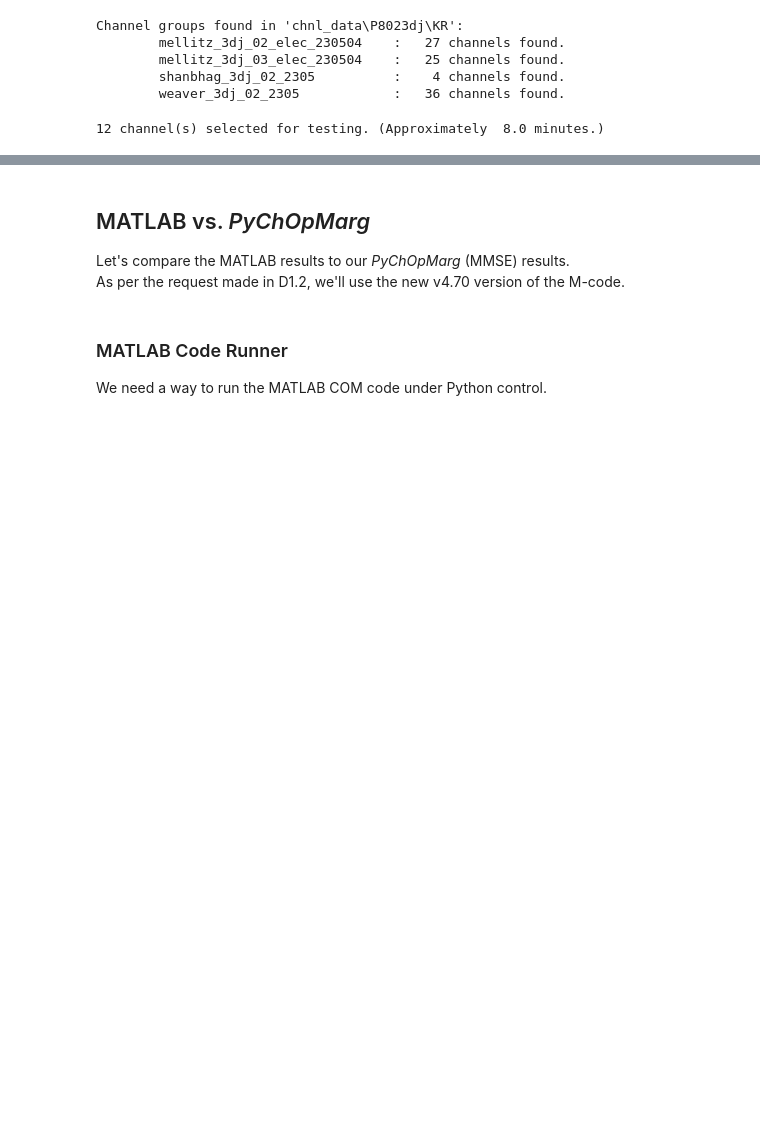
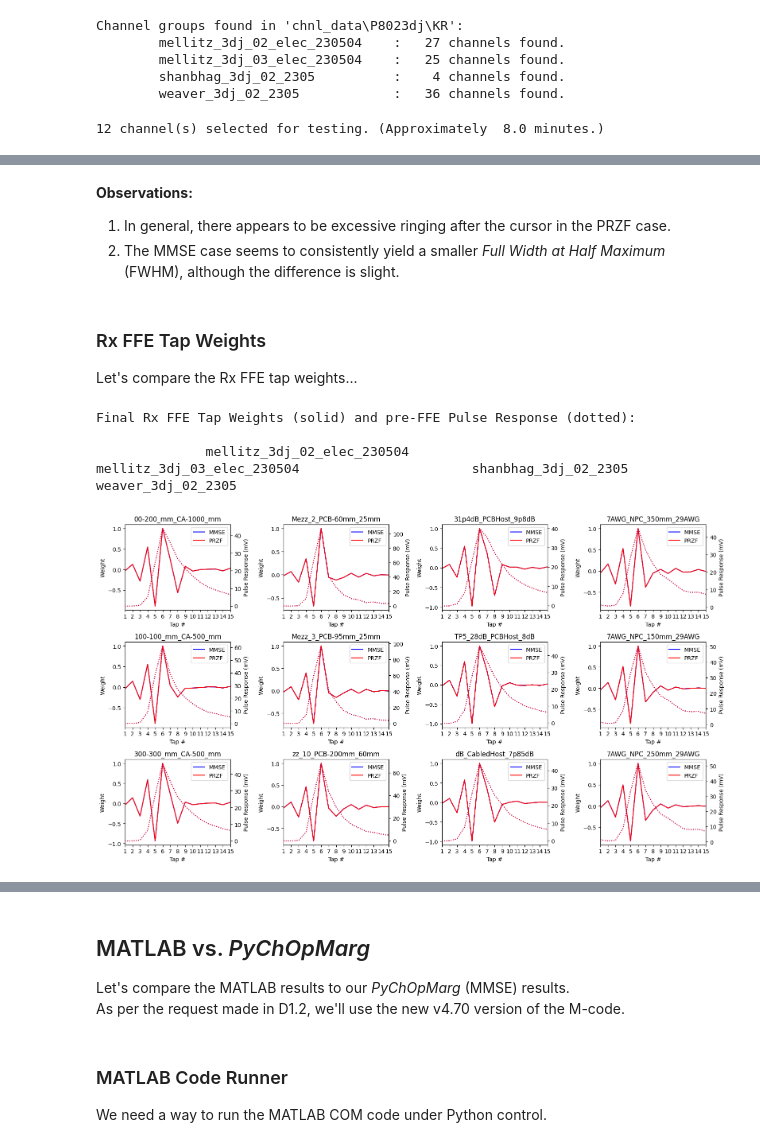
Before and after one commit to capn-freako/PyChOpMarg, a Jupyter notebook: PyChOpMarg_8023dj.ipynb, the cells around one changed output, grey strips where cells are left out. Saved outputs shown, nothing was run; the diff lists cells and outputs as text; code cells hidden in the pictures; blank space fills up the shorter version.

```diff
--- a/PyChOpMarg_8023dj.ipynb
+++ b/PyChOpMarg_8023dj.ipynb
@@ -1004,0 +930,50 @@ for grp in theCOMs.keys():
+# %% [markdown]
+**Observations:**
+
+1. In general, there appears to be excessive ringing after the cursor in the PRZF case.
+2. The MMSE case seems to consistently yield a smaller _Full Width at Half Maximum_ (FWHM), although the difference is slight.
+# %% [markdown]
+### Rx FFE Tap Weights
+
+Let's compare the Rx FFE tap weights...
+# %%
+print("Final Rx FFE Tap Weights (solid) and pre-FFE Pulse Response (dotted):\n")
+
+def plot_tap_weights(com: COM, grp: str, lbl: str, nm: str, opts: dict[str, str], ax1: Any, ax2: Any) -> None:
+    "Plot Rx FFE tap weights and pre-FFE pulse response."
+    nTaps    = com.nRxTaps
+    if not nTaps:
+        nTaps = 1
+    nPreTaps = com.nRxPreTaps
+    tap_ix   = np.arange(nTaps) + 1
+    clr = opts["color"]
+    ax1.plot(tap_ix, com.rx_taps, label=nm, color=clr)
+    pr_samps = com.fom_rslts["pr_samps"]
+    curs_loc = np.argmax(pr_samps)
+    pr_samps = pr_samps[curs_loc - nPreTaps: curs_loc - nPreTaps + nTaps]
+    ax2.plot(tap_ix[:len(pr_samps)], pr_samps * 1e3, ":", color=clr)
+    plt.title(f"{lbl[-25:-5]}")
+    ax1.set_xlabel("Tap #")
+    ax1.set_ylabel("Weight")
+    ax2.set_ylabel("Pulse Response (mV)")
+    plt.axis(xmin=1, xmax=15)
+    ax1.xaxis.set_major_locator(MultipleLocator(1))
+    ax1.grid(which='major', axis='x')
+    ax2.grid(which='major', axis='y')
+    ax1.legend()
+
+plot_group_samps(
+    plot_tap_weights,
+    "Tap #",
+    ("Weight", "Pulse Response (mV)"),
+    [("MMSE", {"color": "blue"}, theCOMs),
+     ("PRZF", {"color": "red"}, _theCOMs),
+    ],
+    dx=4,
+    dy=3
+)
+# %% [output]
+Final Rx FFE Tap Weights (solid) and pre-FFE Pulse Response (dotted):
+
+              mellitz_3dj_02_elec_230504                   mellitz_3dj_03_elec_230504                      shanbhag_3dj_02_2305                          weaver_3dj_02_2305
+[figure, added]
```
Also changed, not shown: parts of 83 cells of this notebook, 14 other files.
